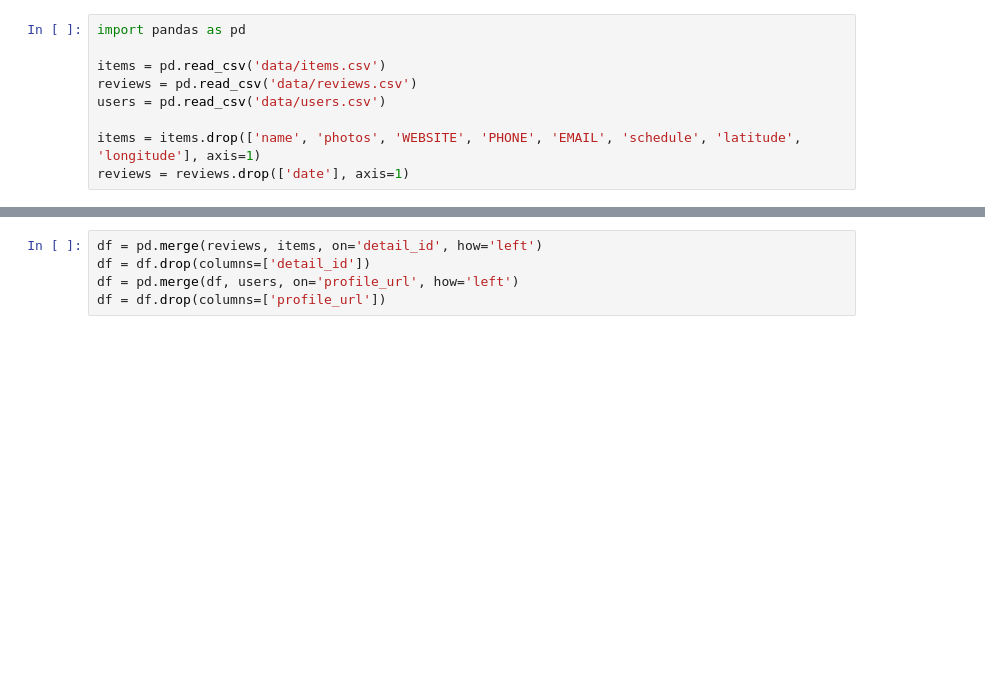
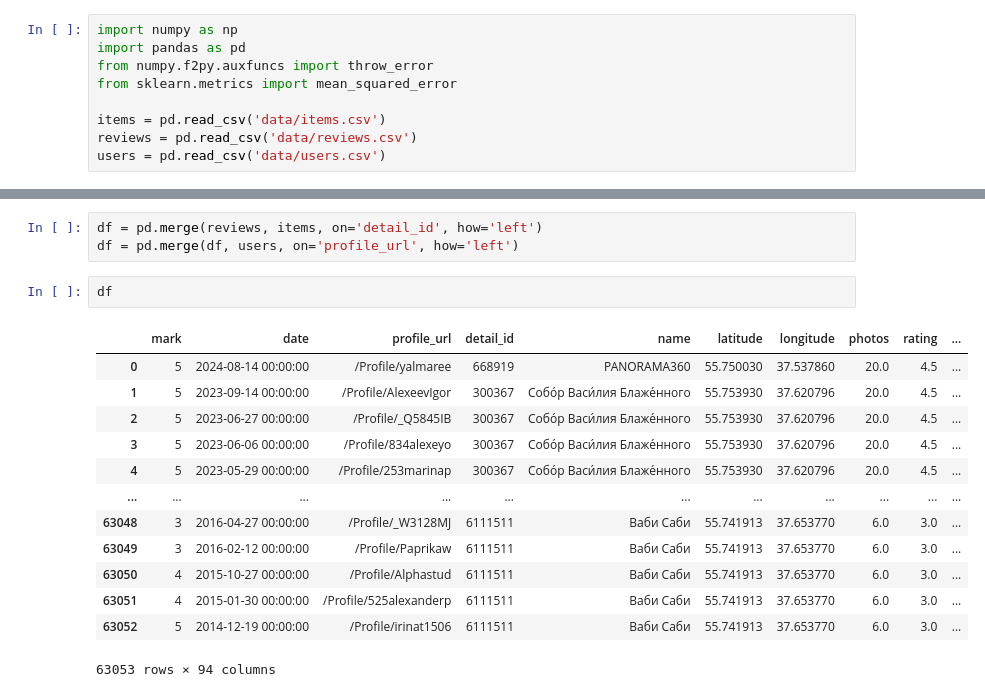
Before and after one commit to lizzinni/SNA-2024, a Jupyter notebook: model.ipynb, the cells around one changed output, grey strips where cells are left out. Cells and saved outputs as stored; diff of their text form; blank space fills up the shorter version.

```diff
--- a/model.ipynb
+++ b/model.ipynb
@@ -1,9 +1,9 @@
 # %%
+import numpy as np
 import pandas as pd
+from numpy.f2py.auxfuncs import throw_error
+from sklearn.metrics import mean_squared_error
 
 items = pd.read_csv('data/items.csv')
 reviews = pd.read_csv('data/reviews.csv')
 users = pd.read_csv('data/users.csv')
-
-items = items.drop(['name', 'photos', 'WEBSITE', 'PHONE', 'EMAIL', 'schedule', 'latitude', 'longitude'], axis=1)
-reviews = reviews.drop(['date'], axis=1)
@@ -10,5 +61,19 @@ reviews = reviews.drop(['date'], axis=1)
 # %%
 df = pd.merge(reviews, items, on='detail_id', how='left')
-df = df.drop(columns=['detail_id'])
 df = pd.merge(df, users, on='profile_url', how='left')
-df = df.drop(columns=['profile_url'])
+# %%
+df
+# %% [output]
+|  | mark | date | profile_url | detail_id | name | latitude | longitude | photos | rating | ... |
+| 0 | 5 | 2024-08-14 00:00:00 | /Profile/yalmaree | 668919 | PANORAMA360 | 55.750030 | 37.537860 | 20.0 | 4.5 | ... |
+| 1 | 5 | 2023-09-14 00:00:00 | /Profile/AlexeevIgor | 300367 | Собо́р Васи́лия Блаже́нного | 55.753930 | 37.620796 | 20.0 | 4.5 | ... |
+| 2 | 5 | 2023-06-27 00:00:00 | /Profile/_Q5845IB | 300367 | Собо́р Васи́лия Блаже́нного | 55.753930 | 37.620796 | 20.0 | 4.5 | ... |
+| 3 | 5 | 2023-06-06 00:00:00 | /Profile/834alexeyo | 300367 | Собо́р Васи́лия Блаже́нного | 55.753930 | 37.620796 | 20.0 | 4.5 | ... |
+| 4 | 5 | 2023-05-29 00:00:00 | /Profile/253marinap | 300367 | Собо́р Васи́лия Блаже́нного | 55.753930 | 37.620796 | 20.0 | 4.5 | ... |
+| ... | ... | ... | ... | ... | ... | ... | ... | ... | ... | ... |
+| 63048 | 3 | 2016-04-27 00:00:00 | /Profile/_W3128MJ | 6111511 | Ваби Саби | 55.741913 | 37.653770 | 6.0 | 3.0 | ... |
+| 63049 | 3 | 2016-02-12 00:00:00 | /Profile/Paprikaw | 6111511 | Ваби Саби | 55.741913 | 37.653770 | 6.0 | 3.0 | ... |
+| 63050 | 4 | 2015-10-27 00:00:00 | /Profile/Alphastud | 6111511 | Ваби Саби | 55.741913 | 37.653770 | 6.0 | 3.0 | ... |
+| 63051 | 4 | 2015-01-30 00:00:00 | /Profile/525alexanderp | 6111511 | Ваби Саби | 55.741913 | 37.653770 | 6.0 | 3.0 | ... |
+| 63052 | 5 | 2014-12-19 00:00:00 | /Profile/irinat1506 | 6111511 | Ваби Саби | 55.741913 | 37.653770 | 6.0 | 3.0 | ... |
+63053 rows × 94 columns
```
Also changed, not shown: parts of 12 cells of this notebook.
